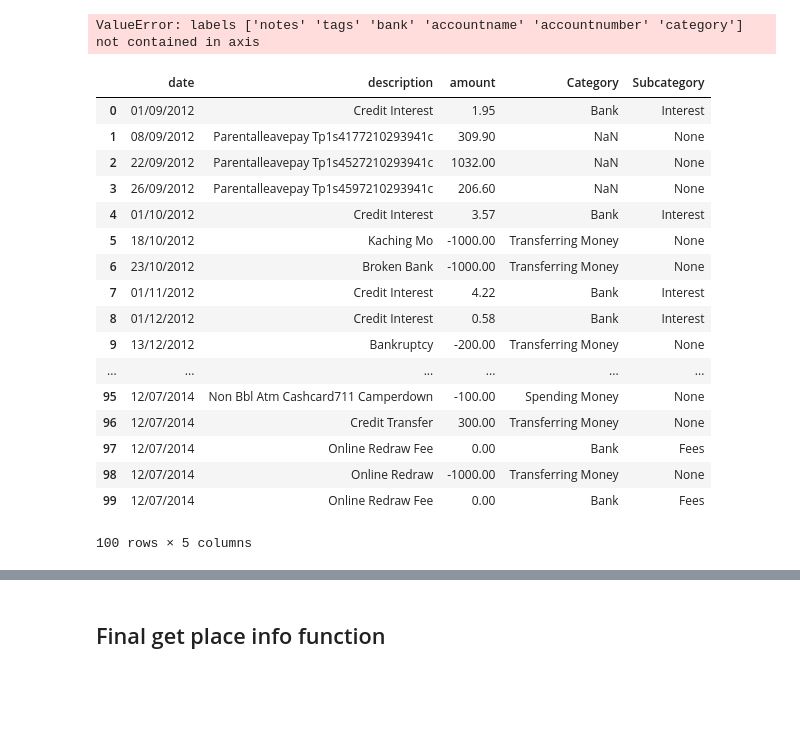
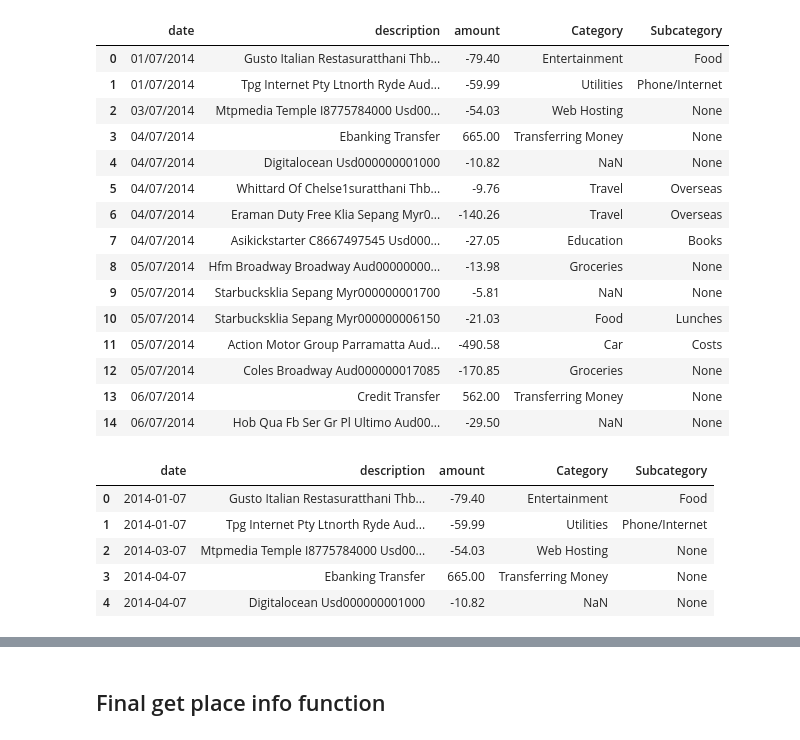
Before and after one commit to khalido/money_bot, a Jupyter notebook: parsing_csv.ipynb, the cells around one changed output, grey strips where cells are left out. Cells and saved outputs as stored; diff of their text form; code cells hidden in the pictures; blank space fills up the shorter version.

```diff
--- a/parsing_csv.ipynb
+++ b/parsing_csv.ipynb
@@ -59,26 +59,30 @@ data.head()
 # %%
 data.drop(["notes", "tags", "bank", "accountname", "accountnumber", "category"], inplace=True, axis=1)
-data.head(100)
+data.head(15)
 # %% [output]
-ValueError: labels ['notes' 'tags' 'bank' 'accountname' 'accountnumber' 'category'] not contained in axis
+|  | date | description | amount | Category | Subcategory |
+| 0 | 01/07/2014 | Gusto Italian Restasuratthani Thb... | -79.40 | Entertainment | Food |
+| 1 | 01/07/2014 | Tpg Internet Pty Ltnorth Ryde Aud... | -59.99 | Utilities | Phone/Internet |
+| 2 | 03/07/2014 | Mtpmedia Temple I8775784000 Usd00... | -54.03 | Web Hosting | None |
+| 3 | 04/07/2014 | Ebanking Transfer | 665.00 | Transferring Money | None |
+| 4 | 04/07/2014 | Digitalocean Usd000000001000 | -10.82 | NaN | None |
+| 5 | 04/07/2014 | Whittard Of Chelse1suratthani Thb... | -9.76 | Travel | Overseas |
+| 6 | 04/07/2014 | Eraman Duty Free Klia Sepang Myr0... | -140.26 | Travel | Overseas |
+| 7 | 04/07/2014 | Asikickstarter C8667497545 Usd000... | -27.05 | Education | Books |
+| 8 | 05/07/2014 | Hfm Broadway Broadway Aud00000000... | -13.98 | Groceries | None |
+| 9 | 05/07/2014 | Starbucksklia Sepang Myr000000001700 | -5.81 | NaN | None |
+| 10 | 05/07/2014 | Starbucksklia Sepang Myr000000006150 | -21.03 | Food | Lunches |
+| 11 | 05/07/2014 | Action Motor Group Parramatta Aud... | -490.58 | Car | Costs |
+| 12 | 05/07/2014 | Coles Broadway Aud000000017085 | -170.85 | Groceries | None |
+| 13 | 06/07/2014 | Credit Transfer | 562.00 | Transferring Money | None |
+| 14 | 06/07/2014 | Hob Qua Fb Ser Gr Pl Ultimo Aud00... | -29.50 | NaN | None |
-# %%
-data.head(100)
-# %% [output]
-|  | date | description | amount | Category | Subcategory |
-| 0 | 01/09/2012 | Credit Interest | 1.95 | Bank | Interest |
-| 1 | 08/09/2012 | Parentalleavepay Tp1s4177210293941c | 309.90 | NaN | None |
-| 2 | 22/09/2012 | Parentalleavepay Tp1s4527210293941c | 1032.00 | NaN | None |
-| 3 | 26/09/2012 | Parentalleavepay Tp1s4597210293941c | 206.60 | NaN | None |
-| 4 | 01/10/2012 | Credit Interest | 3.57 | Bank | Interest |
-| 5 | 18/10/2012 | Kaching Mo | -1000.00 | Transferring Money | None |
-| 6 | 23/10/2012 | Broken Bank | -1000.00 | Transferring Money | None |
-| 7 | 01/11/2012 | Credit Interest | 4.22 | Bank | Interest |
-| 8 | 01/12/2012 | Credit Interest | 0.58 | Bank | Interest |
-| 9 | 13/12/2012 | Bankruptcy | -200.00 | Transferring Money | None |
-| ... | ... | ... | ... | ... | ... |
-| 95 | 12/07/2014 | Non Bbl Atm Cashcard711 Camperdown | -100.00 | Spending Money | None |
-| 96 | 12/07/2014 | Credit Transfer | 300.00 | Transferring Money | None |
-| 97 | 12/07/2014 | Online Redraw Fee | 0.00 | Bank | Fees |
-| 98 | 12/07/2014 | Online Redraw | -1000.00 | Transferring Money | None |
-| 99 | 12/07/2014 | Online Redraw Fee | 0.00 | Bank | Fees |
-100 rows × 5 columns
+# %%
+data['date'] = data['date'].apply(pd.to_datetime)
+data.head()
+# %% [output]
+|  | date | description | amount | Category | Subcategory |
+| 0 | 2014-01-07 | Gusto Italian Restasuratthani Thb... | -79.40 | Entertainment | Food |
+| 1 | 2014-01-07 | Tpg Internet Pty Ltnorth Ryde Aud... | -59.99 | Utilities | Phone/Internet |
+| 2 | 2014-03-07 | Mtpmedia Temple I8775784000 Usd00... | -54.03 | Web Hosting | None |
+| 3 | 2014-04-07 | Ebanking Transfer | 665.00 | Transferring Money | None |
+| 4 | 2014-04-07 | Digitalocean Usd000000001000 | -10.82 | NaN | None |
```
Also changed, not shown: parts of 18 cells of this notebook, 2 other files.
